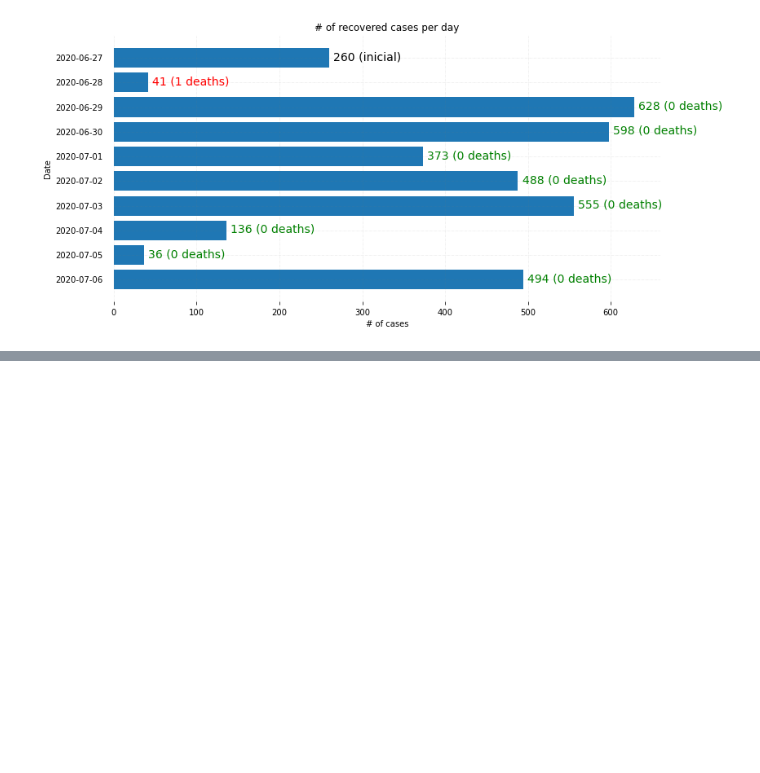
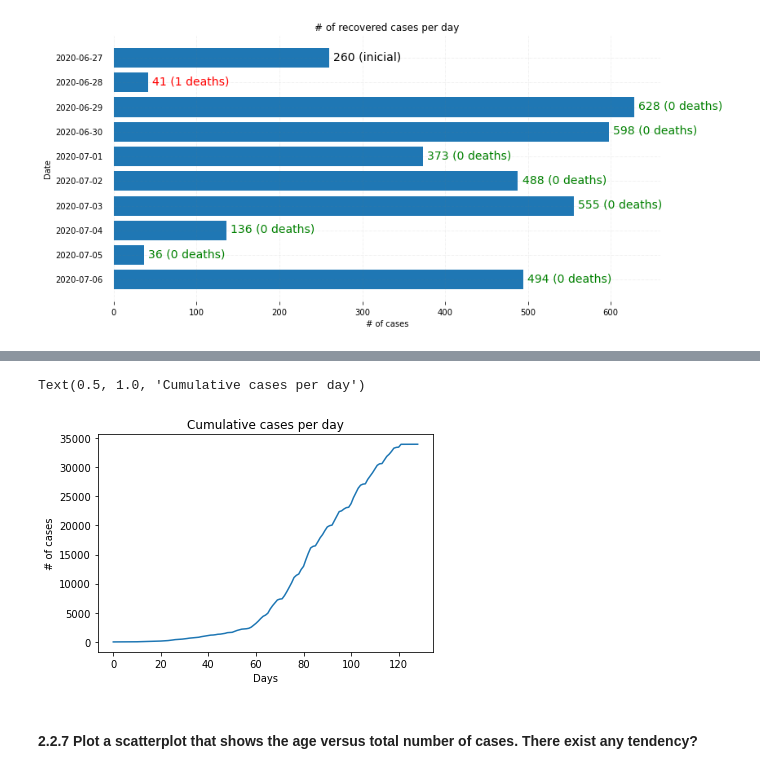
Before and after one commit to jvmdo/rna-pp1-2020, a Jupyter notebook: rascunhos/rna_pp1_joao.ipynb, the cells around one changed output, grey strips where cells are left out. Saved outputs shown, nothing was run; the diff lists cells and outputs as text; code cells hidden in the pictures; blank space fills up the shorter version.

```diff
--- a/rascunhos/rna_pp1_joao.ipynb
+++ b/rascunhos/rna_pp1_joao.ipynb
@@ -712,0 +733,17 @@ Text(0, 0.5, 'Date')
+# %%
+counter = [0, 0, 0, 0, 0, 0, 0, 0, 0, 0, 0]
+
+for x in cases_by_age['_idade'].values:
+    if x in range(0, 10): counter[0] += 1
+    if x in range(10, 20): counter[1] += 1
+    if x in range(20, 30): counter[2] += 1
+    if x in range(30, 40): counter[3] += 1
+    if x in range(40, 50): counter[4] += 1
+    if x in range(50, 60): counter[5] += 1
+    if x in range(60, 70): counter[6] += 1
+    if x in range(70, 80): counter[7] += 1
+    if x in range(80, 90): counter[8] += 1
+    if x in range(90, 100): counter[9] += 1
+    if x in range(100, 200): counter[10] += 1
+
+print(counter)
@@ -712,0 +831,10 @@ Text(0, 0.5, 'Date')
+# %%
+plt.plot(y)
+plt.xlabel("Days")
+plt.ylabel("# of cases")
+plt.title("Cumulative cases per day")
+# %% [output]
+Text(0.5, 1.0, 'Cumulative cases per day')
+[figure, added]
+# %% [markdown]
+#### 2.2.7 Plot a scatterplot that shows the age versus total number of cases. There exist any tendency?
```
Also changed, not shown: parts of 15 cells of this notebook.
